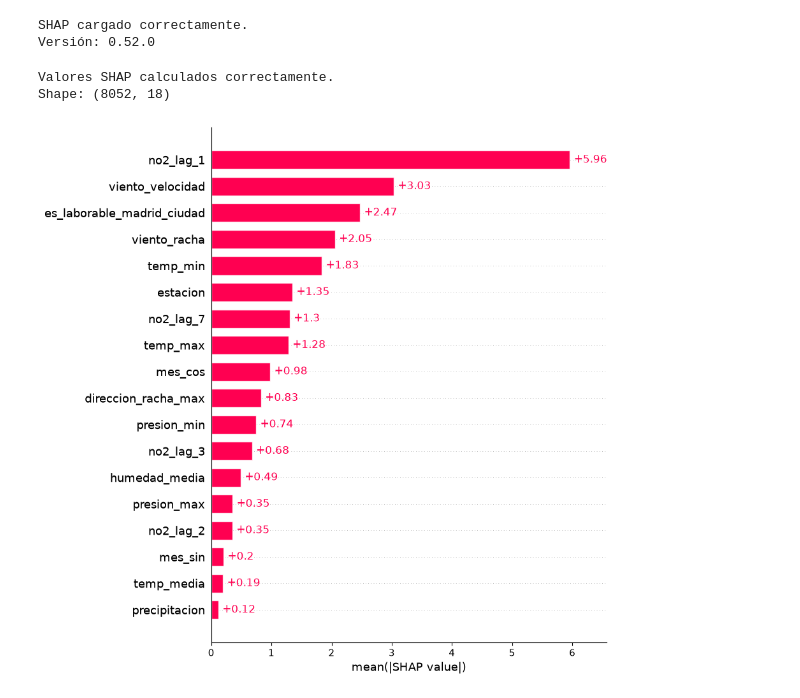
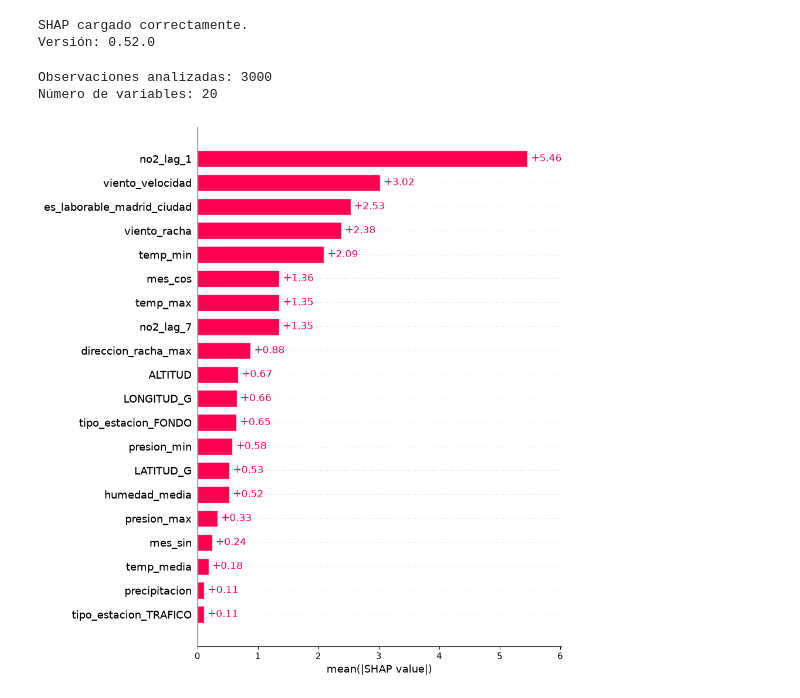
Before and after one commit to d-sba/TFM, a Jupyter notebook: src/models/xgboost/NO2/02_modelado_xgboost.ipynb, the cells around one changed output. Drawn from its saved outputs; the diff is of its cells as text; code cells hidden in the pictures.

Commit message:
Mejora modelos XGBoost NO2 con variables espaciales y lags

```diff
--- a/src/models/xgboost/NO2/02_modelado_xgboost.ipynb
+++ b/src/models/xgboost/NO2/02_modelado_xgboost.ipynb
@@ -1489,0 +855,16 @@ En conjunto, la comparación temporal muestra que el modelo no solo obtiene buen
+# %%
+features_lags = [
+    "no2_lag_1",
+    "no2_lag_7"
+]
+# %%
+FEATURES = (
+    features_meteo
+    + features_calendario
+    + features_espaciales
+    + columnas_tipo_estacion
+    + features_lags
+)
+
+X = df_modelo[FEATURES].copy()
+y = df_modelo[TARGET].copy()
@@ -1499,32 +1566,43 @@ print("Versión:", shap.__version__)
 # %% [output]
 SHAP cargado correctamente.
 Versión: 0.52.0
-# %%
-# ============================================================
-# CÁLCULO DE VALORES SHAP - MODELO FINAL
-# ============================================================
-
-explainer = shap.TreeExplainer(modelo_final)
-
-shap_values = explainer(
-    X_test_final
-)
-
-print("Valores SHAP calculados correctamente.")
-print("Shape:", shap_values.values.shape)
-# %% [output]
-Valores SHAP calculados correctamente.
-Shape: (8052, 18)
+# %%
+# ============================================================
+# CÁLCULO DE VALORES SHAP - TEST 2024
+# ============================================================
+
+# Muestra reproducible del conjunto de test
+n_shap = min(3000, len(X_test_final))
+
+X_shap = X_test_final.sample(
+    n=n_shap,
+    random_state=42
+)
+
+# Explicador para el modelo XGBoost definitivo
+explainer = shap.TreeExplainer(
+    modelo_final_lags
+)
+
+shap_values = explainer(
+    X_shap
+)
+
+print("Observaciones analizadas:", len(X_shap))
+print("Número de variables:", X_shap.shape[1])
+# %% [output]
+Observaciones analizadas: 3000
+Número de variables: 20
 # %%
 # ============================================================
-# IMPORTANCIA GLOBAL DE VARIABLES - SHAP
+# IMPORTANCIA GLOBAL SHAP
 # ============================================================
 
 shap.plots.bar(
     shap_values,
-    max_display=18
+    max_display=len(FEATURES)
 )
 # %% [output]
-[figure, old version]
+[figure, new version]
 # %%
 # ============================================================
```
Also changed, not shown: parts of 91 cells of this notebook, 3 other files.
